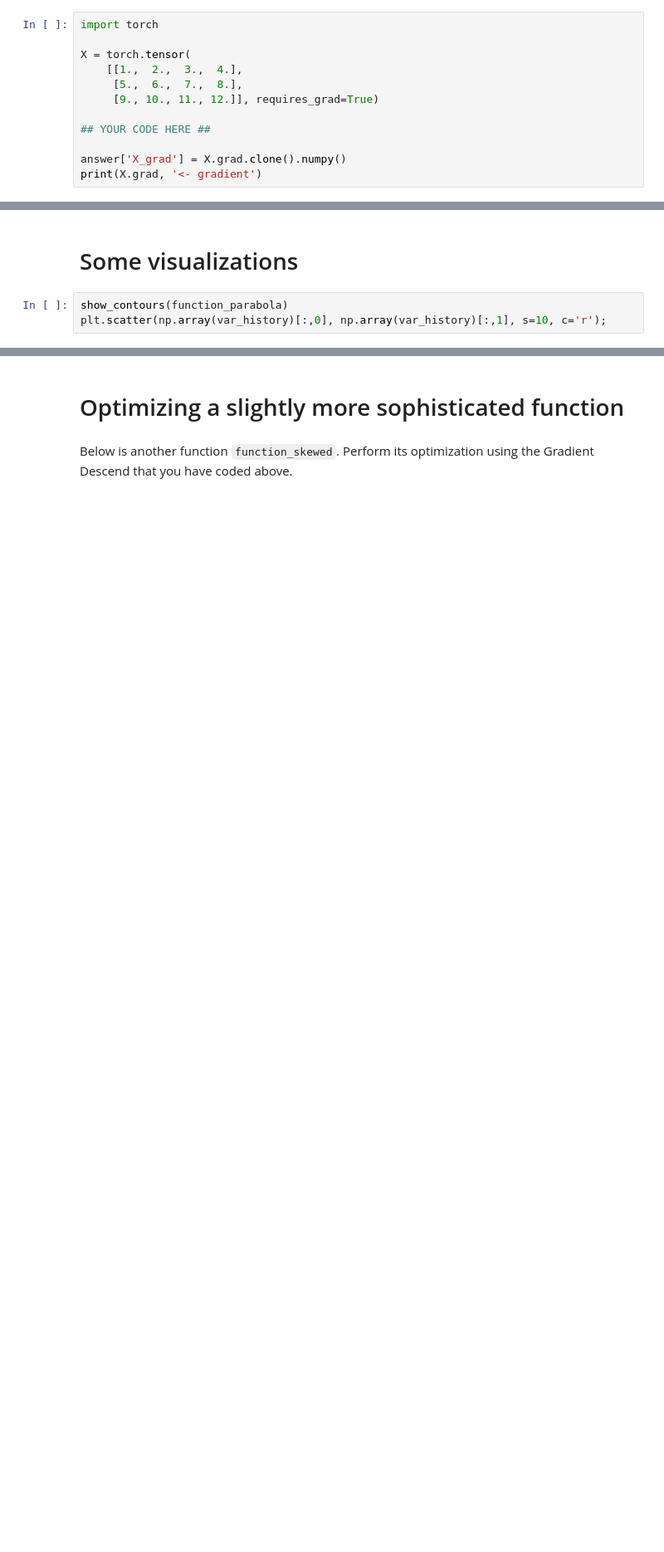
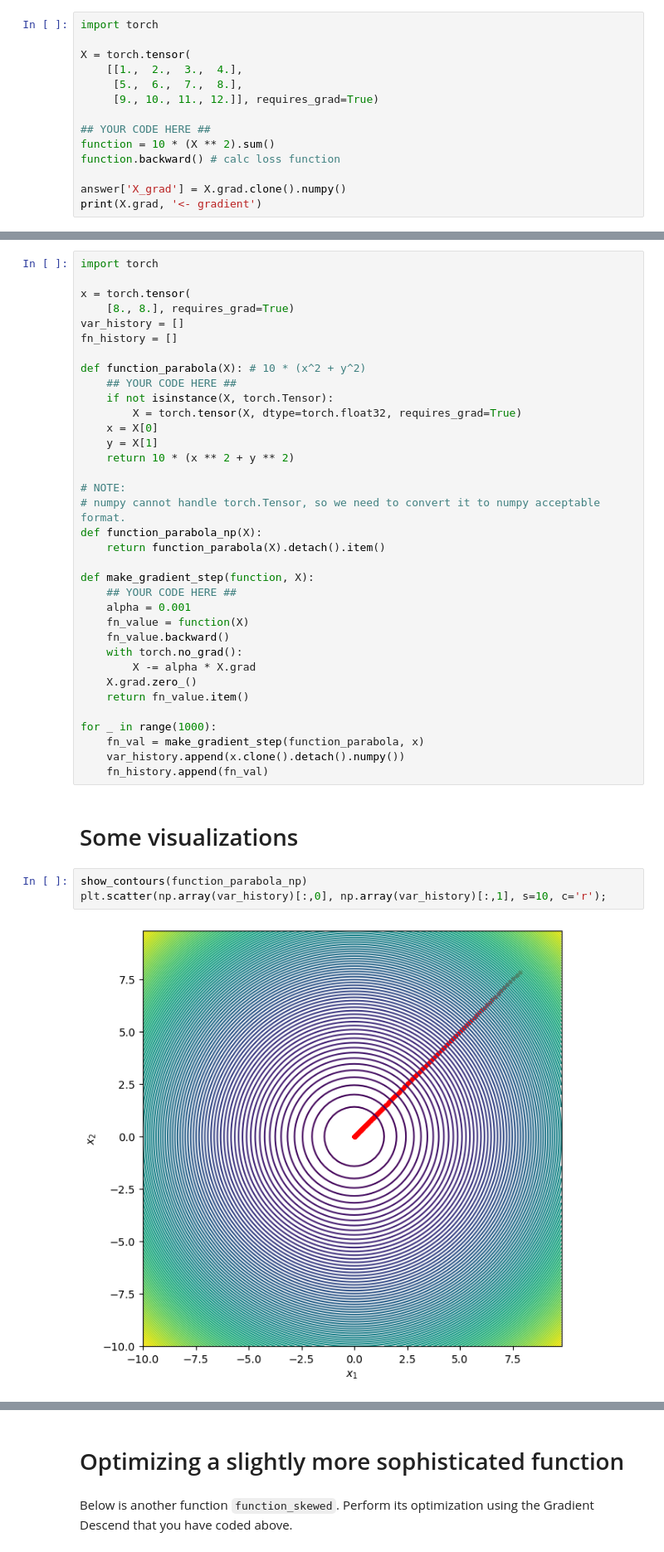
Before and after one commit to wai-lin/neural-networks-intro, a Jupyter notebook: .laborantum/texts/course/2-Gradient-Descent/2-Gradient-Descent-Practice/task.ipynb, the cells around one changed output, grey strips where cells are left out. Shown at 83% size. Drawn from its saved outputs; the diff is of its cells as text; blank space fills up the shorter version.

Commit message:
wip: 2 done till contours visualizations

```diff
--- a/.laborantum/texts/course/2-Gradient-Descent/2-Gradient-Descent-Practice/task.ipynb
+++ b/.laborantum/texts/course/2-Gradient-Descent/2-Gradient-Descent-Practice/task.ipynb
@@ -72,6 +82,8 @@ X = torch.tensor(
      [9., 10., 11., 12.]], requires_grad=True)
 
 ## YOUR CODE HERE ##
+function = 10 * (X ** 2).sum()
+function.backward() # calc loss function
 
 answer['X_grad'] = X.grad.clone().numpy()
 print(X.grad, '<- gradient')
@@ -148,8 +153,45 @@ def make_gradient_step(function, X):
+# %%
+import torch
+
+x = torch.tensor(
+    [8., 8.], requires_grad=True)
+var_history = []
+fn_history = []
+
+def function_parabola(X): # 10 * (x^2 + y^2)
+    ## YOUR CODE HERE ##
+    if not isinstance(X, torch.Tensor):
+        X = torch.tensor(X, dtype=torch.float32, requires_grad=True)
+    x = X[0]
+    y = X[1]
+    return 10 * (x ** 2 + y ** 2)
+
+# NOTE:
+# numpy cannot handle torch.Tensor, so we need to convert it to numpy acceptable format.
+def function_parabola_np(X):
+    return function_parabola(X).detach().item()
+
+def make_gradient_step(function, X):
+    ## YOUR CODE HERE ##
+    alpha = 0.001
+    fn_value = function(X)
+    fn_value.backward()
+    with torch.no_grad():
+        X -= alpha * X.grad
+    X.grad.zero_()
+    return fn_value.item()
+
+for _ in range(1000):
+    fn_val = make_gradient_step(function_parabola, x)
+    var_history.append(x.clone().detach().numpy())
+    fn_history.append(fn_val)
 # %% [markdown]
 # Some visualizations
 # %%
-show_contours(function_parabola)
+show_contours(function_parabola_np)
 plt.scatter(np.array(var_history)[:,0], np.array(var_history)[:,1], s=10, c='r');
+# %% [output]
+[figure, added]
 # %%
 plt.figure(figsize=(7,7))
 plt.plot(fn_history);
```
Also changed, not shown: parts of 7 cells of this notebook.
